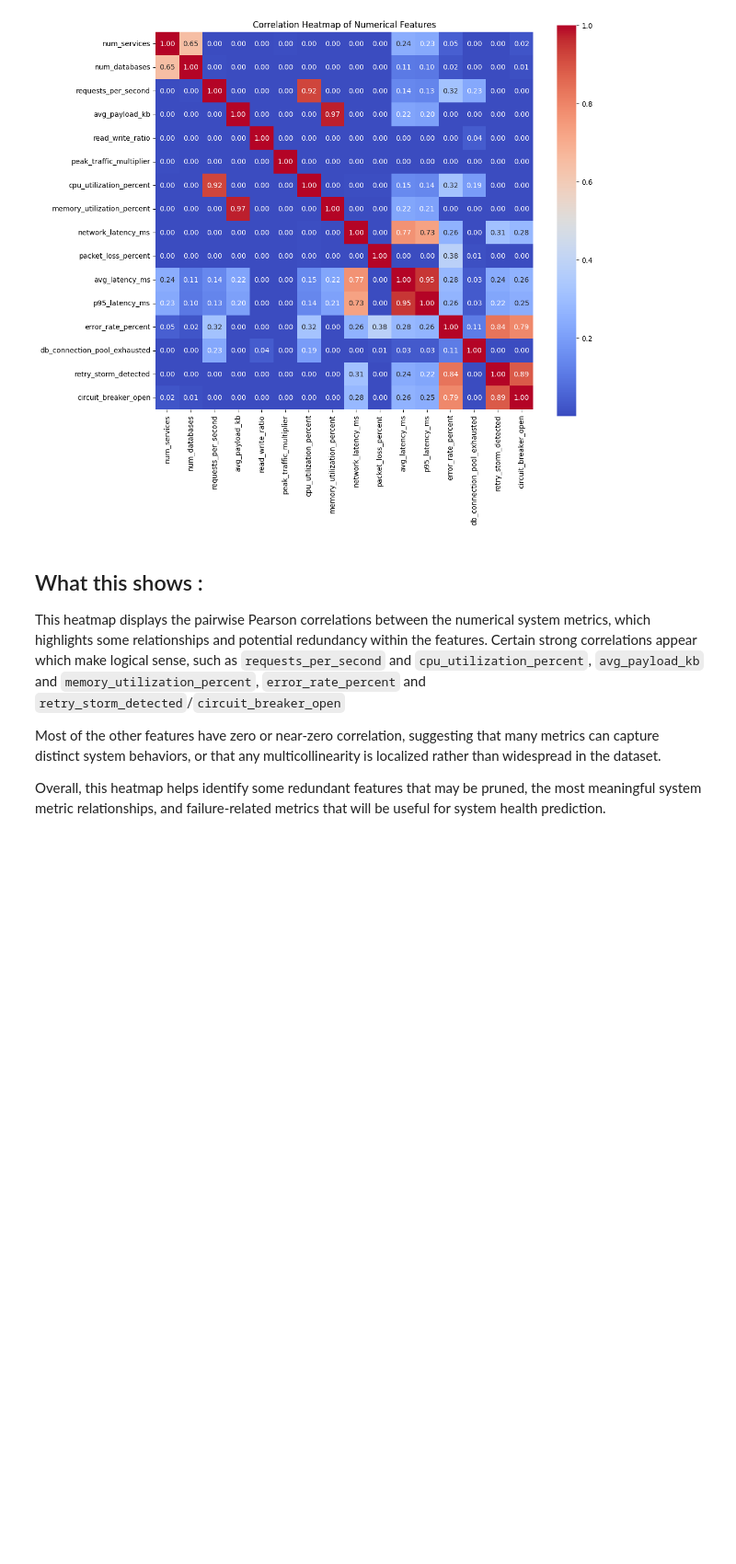
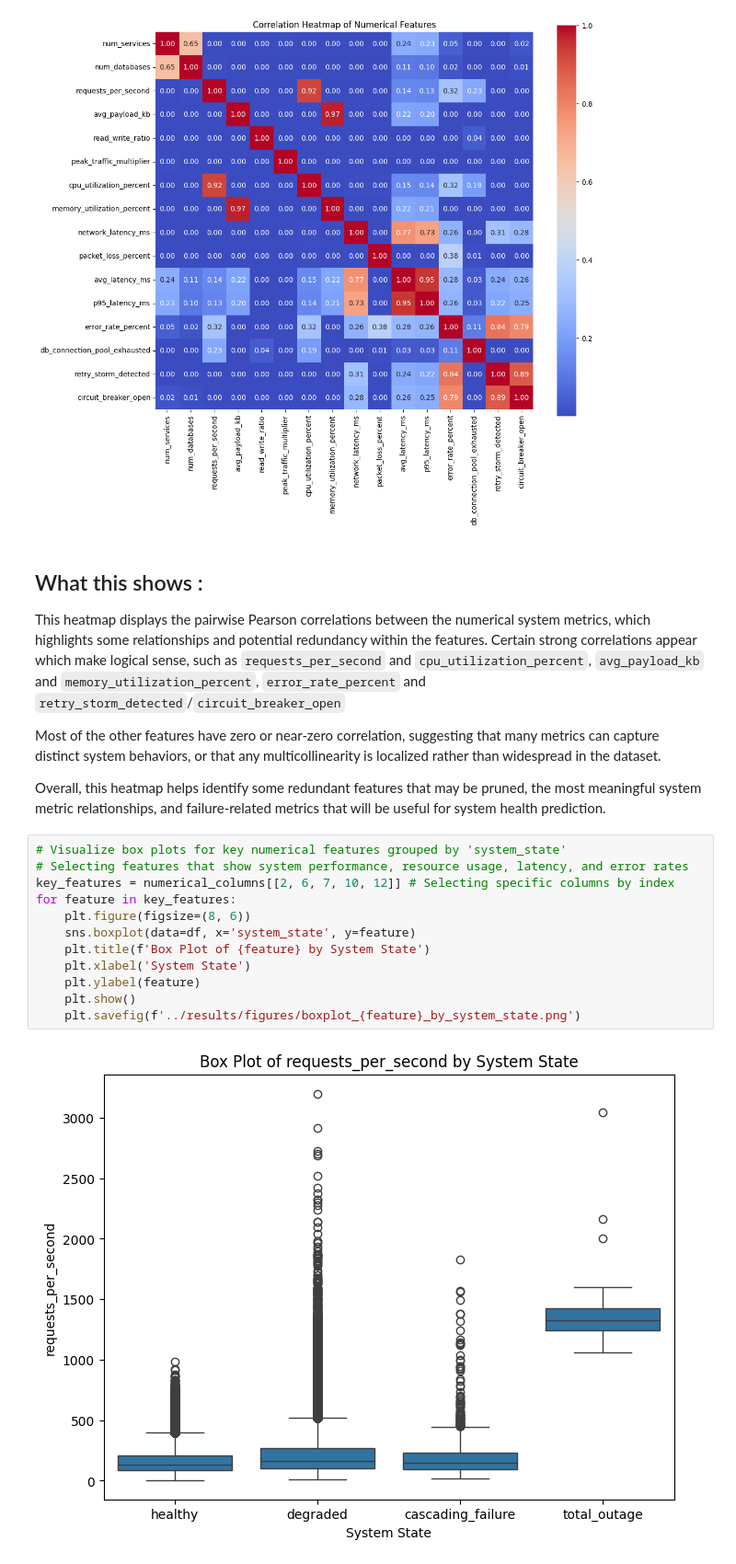
Before and after one commit to wkusper/distributed-system-health-predictor, a Jupyter notebook: notebooks/01_exploratory_data_analysis.ipynb, the cells around one changed output. Shown at 92% size. Saved outputs shown, nothing was run; the diff lists cells and outputs as text; blank space fills up the shorter version.

```diff
--- a/notebooks/01_exploratory_data_analysis.ipynb
+++ b/notebooks/01_exploratory_data_analysis.ipynb
@@ -129,3 +133,17 @@ This heatmap displays the pairwise Pearson correlations between the numerical sy
 Most of the other features have zero or near-zero correlation, suggesting that many metrics can capture distinct system behaviors, or that any multicollinearity is localized rather than widespread in the dataset.
 
 Overall, this heatmap helps identify some redundant features that may be pruned, the most meaningful system metric relationships, and failure-related metrics that will be useful for system health prediction.
+# %%
+# Visualize box plots for key numerical features grouped by 'system_state'
+# Selecting features that show system performance, resource usage, latency, and error rates
+key_features = numerical_columns[[2, 6, 7, 10, 12]] # Selecting specific columns by index
+for feature in key_features:
+    plt.figure(figsize=(8, 6))
+    sns.boxplot(data=df, x='system_state', y=feature)
+    plt.title(f'Box Plot of {feature} by System State')
+    plt.xlabel('System State')
+    plt.ylabel(feature)
+    plt.show()
+    plt.savefig(f'../results/figures/boxplot_{feature}_by_system_state.png')
+# %% [output]
+[figure, added]
```
Also changed, not shown: parts of 4 cells of this notebook, 7 other files.
